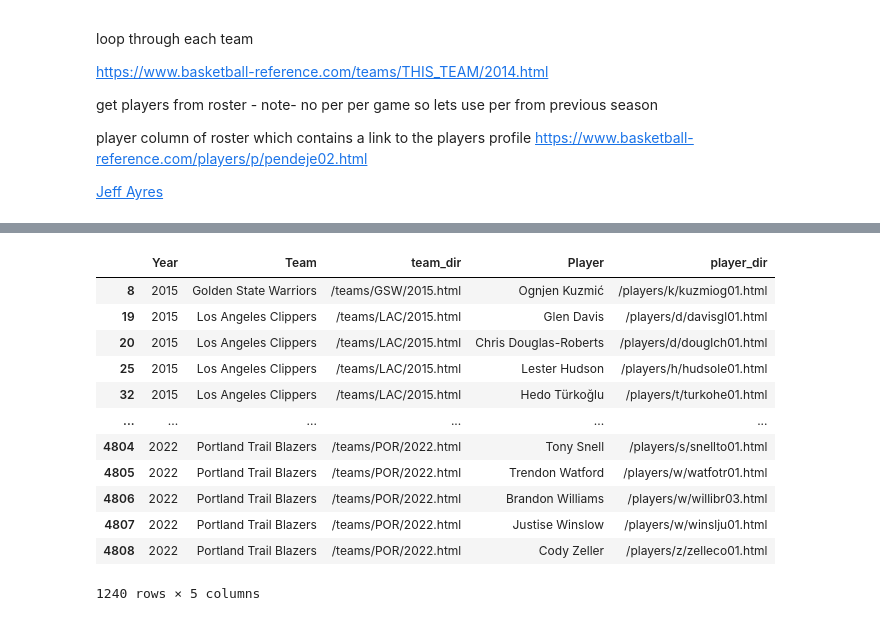
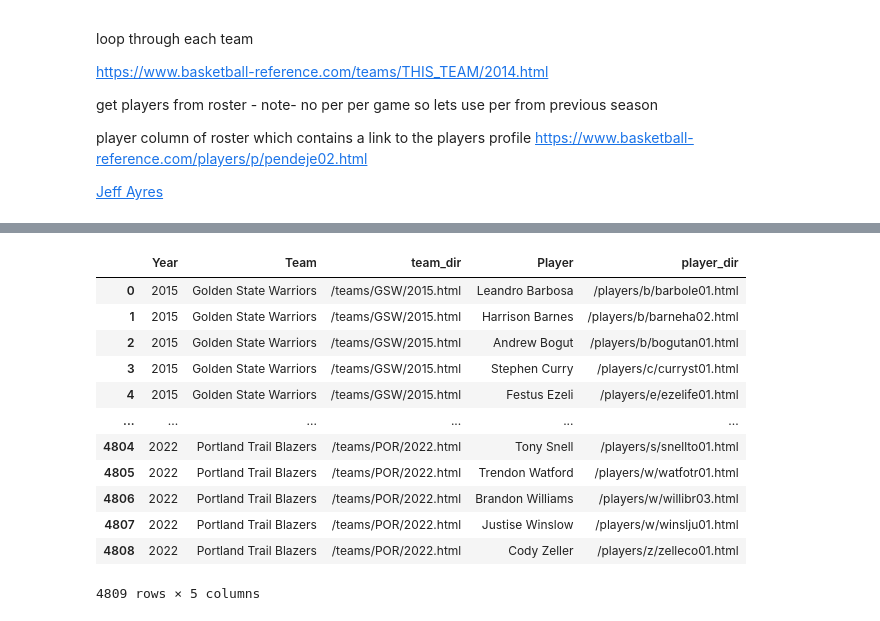
Before and after one commit to madamore-1/project-checkpoint-1-nba-prediction, a Jupyter notebook: IST_NBA_data_gen.ipynb, the cells around one changed output, grey strips where cells are left out. Saved outputs shown, nothing was run; the diff lists cells and outputs as text; code cells hidden in the pictures.

```diff
--- a/IST_NBA_data_gen.ipynb
+++ b/IST_NBA_data_gen.ipynb
@@ -253,18 +360,17 @@ def get_pers(season_rosters):
 # %%
 season_rosters = pd.read_pickle("df.pickle", compression='infer')
-# pers = get_pers(season_rosters)
-season_rosters.drop_duplicates(subset = ["player_dir"], keep = "last")
+season_rosters
 # %% [output]
 |  | Year | Team | team_dir | Player | player_dir |
-| 8 | 2015 | Golden State Warriors | /teams/GSW/2015.html | Ognjen Kuzmić | /players/k/kuzmiog01.html |
-| 19 | 2015 | Los Angeles Clippers | /teams/LAC/2015.html | Glen Davis | /players/d/davisgl01.html |
-| 20 | 2015 | Los Angeles Clippers | /teams/LAC/2015.html | Chris Douglas-Roberts | /players/d/douglch01.html |
-| 25 | 2015 | Los Angeles Clippers | /teams/LAC/2015.html | Lester Hudson | /players/h/hudsole01.html |
-| 32 | 2015 | Los Angeles Clippers | /teams/LAC/2015.html | Hedo Türkoğlu | /players/t/turkohe01.html |
+| 0 | 2015 | Golden State Warriors | /teams/GSW/2015.html | Leandro Barbosa | /players/b/barbole01.html |
+| 1 | 2015 | Golden State Warriors | /teams/GSW/2015.html | Harrison Barnes | /players/b/barneha02.html |
+| 2 | 2015 | Golden State Warriors | /teams/GSW/2015.html | Andrew Bogut | /players/b/bogutan01.html |
+| 3 | 2015 | Golden State Warriors | /teams/GSW/2015.html | Stephen Curry | /players/c/curryst01.html |
+| 4 | 2015 | Golden State Warriors | /teams/GSW/2015.html | Festus Ezeli | /players/e/ezelife01.html |
 | ... | ... | ... | ... | ... | ... |
 | 4804 | 2022 | Portland Trail Blazers | /teams/POR/2022.html | Tony Snell | /players/s/snellto01.html |
 | 4805 | 2022 | Portland Trail Blazers | /teams/POR/2022.html | Trendon Watford | /players/w/watfotr01.html |
 | 4806 | 2022 | Portland Trail Blazers | /teams/POR/2022.html | Brandon Williams | /players/w/willibr03.html |
 | 4807 | 2022 | Portland Trail Blazers | /teams/POR/2022.html | Justise Winslow | /players/w/winslju01.html |
 | 4808 | 2022 | Portland Trail Blazers | /teams/POR/2022.html | Cody Zeller | /players/z/zelleco01.html |
-1240 rows × 5 columns
+4809 rows × 5 columns
```
Also changed, not shown: parts of 17 cells of this notebook, 36 other files.
